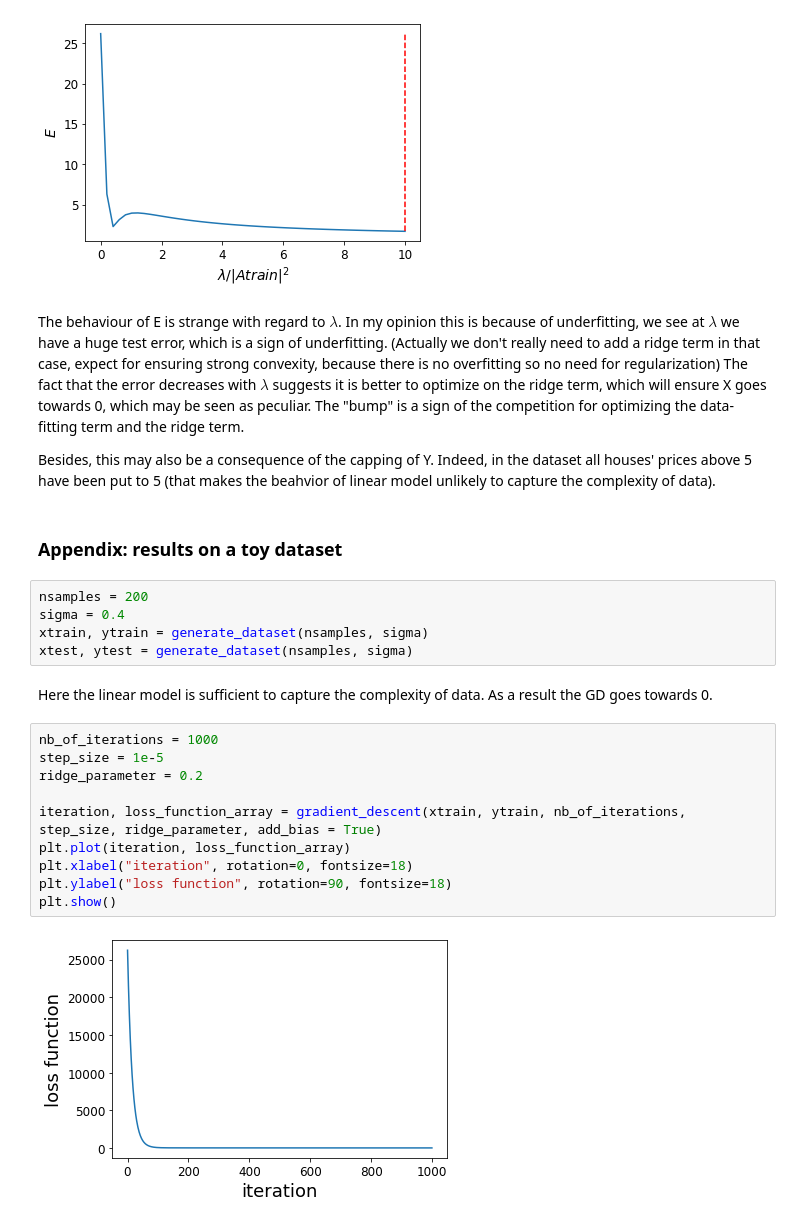
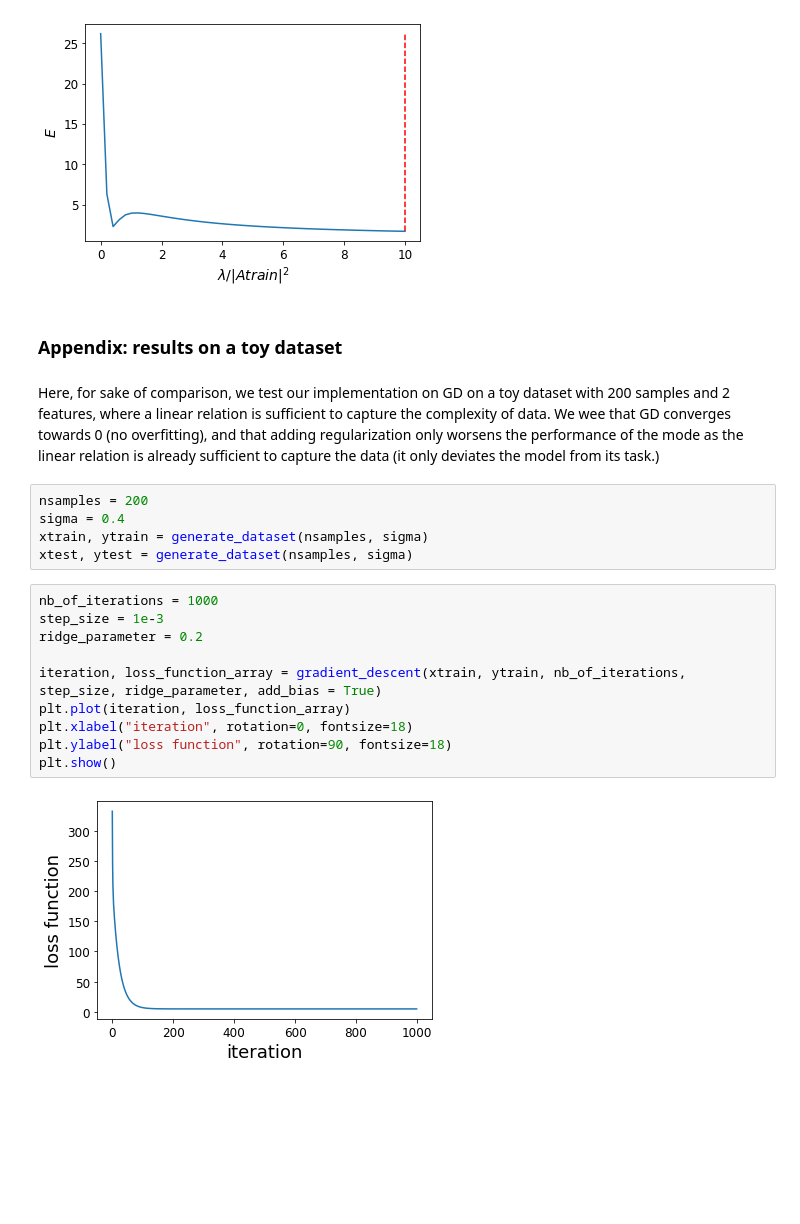
Before and after one commit to kunschg/Optimization-for-ML-, a Jupyter notebook: Part1-gradient-descent.ipynb, the cells around one changed output. Saved outputs shown, nothing was run; the diff lists cells and outputs as text; blank space fills up the shorter version.

```diff
--- a/Part1-gradient-descent.ipynb
+++ b/Part1-gradient-descent.ipynb
@@ -178,33 +178,28 @@ Optimal X is :
 [ 0.03723891  0.00592218  0.00817616 -0.00306841 -0.00130585 -0.00149642
  -0.00787803 -0.00271699]
 [figure]
-# %% [markdown]
-The behaviour of E is strange with regard to $\lambda$.
-In my opinion this is because of underfitting, we see at $\lambda$ we have a huge test error, which is a sign of underfitting. (Actually we don't really need to add a ridge term in that case, expect for ensuring strong convexity, because there is no overfitting so no need for regularization)
-The fact that the error decreases with  $\lambda$ suggests it is better to optimize on the ridge term, which will ensure X goes towards 0, which may be seen as peculiar. The "bump" is a sign of the competition for optimizing the data-fitting term and the ridge term.
-
-Besides, this may also be a consequence of the capping of Y. Indeed, in the dataset all houses' prices above 5 have been put to 5 (that makes the beahvior of linear model unlikely to capture the complexity of data).
 # %% [markdown]
 ### Appendix: results on a toy dataset
+# %% [markdown]
+Here, for sake of comparison, we test our implementation on GD on a toy dataset with 200 samples and 2 features, where a linear relation is sufficient to capture the complexity of data.
+We wee that GD converges towards 0 (no overfitting), and that adding regularization only worsens the performance of the mode as the linear relation is already sufficient to capture the data (it only deviates the model from its task.)
 # %%
 nsamples = 200
 sigma = 0.4
 xtrain, ytrain = generate_dataset(nsamples, sigma)
 xtest, ytest = generate_dataset(nsamples, sigma)
-# %% [markdown]
-Here the linear model is sufficient to capture the complexity of data. As a result the GD goes towards 0.
 # %%
 nb_of_iterations = 1000
-step_size = 1e-5
+step_size = 1e-3
 ridge_parameter = 0.2
 
 iteration, loss_function_array = gradient_descent(xtrain, ytrain, nb_of_iterations, step_size, ridge_parameter, add_bias = True)
 plt.plot(iteration, loss_function_array)
 plt.xlabel("iteration", rotation=0, fontsize=18)
 plt.ylabel("loss function", rotation=90, fontsize=18)
 plt.show()
 # %% [output]
-[figure, old version]
+[figure, new version]
 # %%
 niter = 100
 ridge_parameter = 0.2
```
Also changed, not shown: parts of 20 cells of this notebook, 1 other file.
